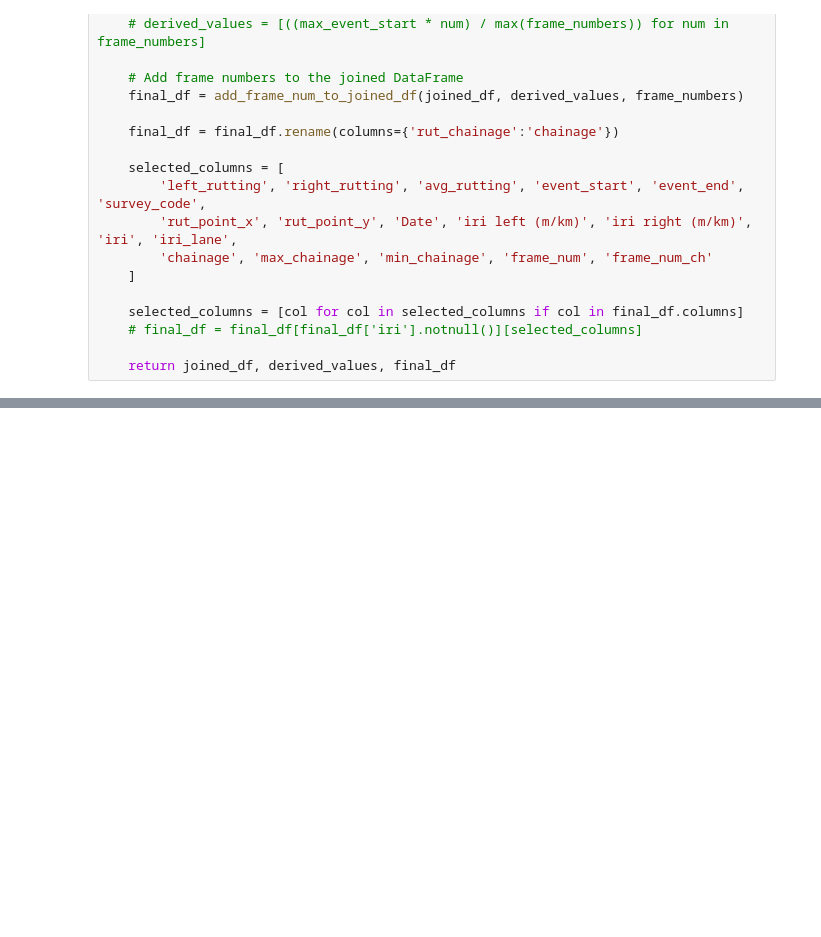
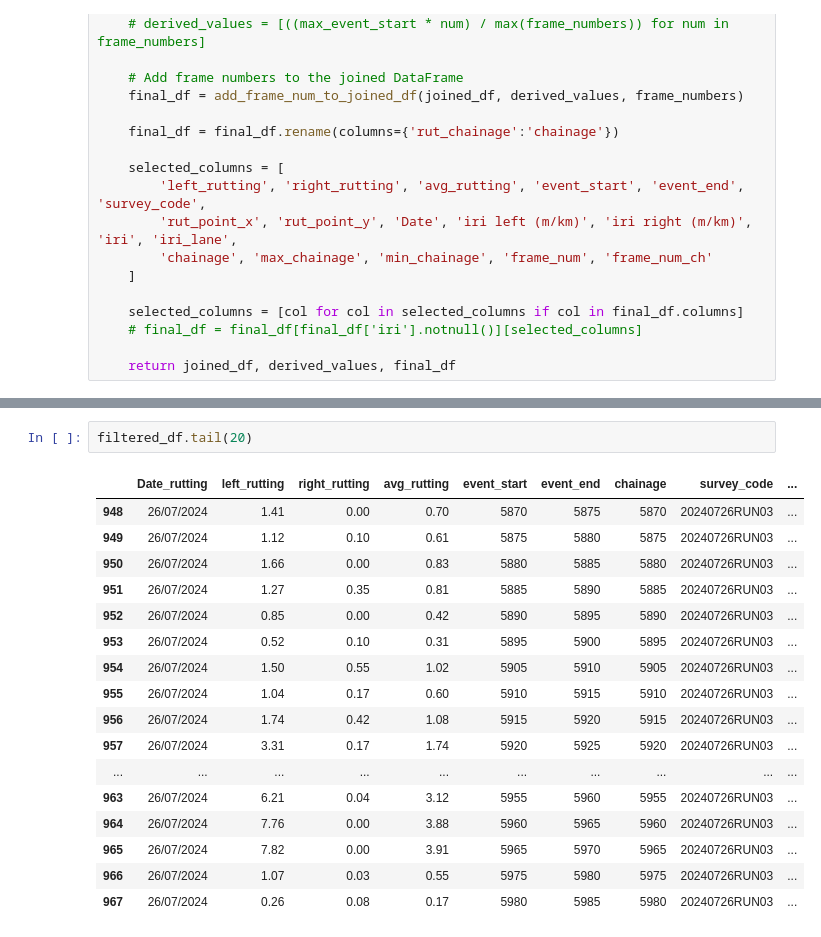
Before and after one commit to ISS-infra/xeno, a Jupyter notebook: xeno_edit_chainage-29-11-67.ipynb, the cells around one changed output, grey strips where cells are left out. Cells and saved outputs as stored; diff of their text form; blank space fills up the shorter version.

```diff
--- a/xeno_edit_chainage-29-11-67.ipynb
+++ b/xeno_edit_chainage-29-11-67.ipynb
@@ -306,0 +325,20 @@ merged_df, filtered_df = main(final_df, output_dir)
+# %%
+filtered_df.tail(20)
+# %% [output]
+|  | Date_rutting | left_rutting | right_rutting | avg_rutting | event_start | event_end | chainage | survey_code | ... |
+| 948 | 26/07/2024 | 1.41 | 0.00 | 0.70 | 5870 | 5875 | 5870 | 20240726RUN03 | ... |
+| 949 | 26/07/2024 | 1.12 | 0.10 | 0.61 | 5875 | 5880 | 5875 | 20240726RUN03 | ... |
+| 950 | 26/07/2024 | 1.66 | 0.00 | 0.83 | 5880 | 5885 | 5880 | 20240726RUN03 | ... |
+| 951 | 26/07/2024 | 1.27 | 0.35 | 0.81 | 5885 | 5890 | 5885 | 20240726RUN03 | ... |
+| 952 | 26/07/2024 | 0.85 | 0.00 | 0.42 | 5890 | 5895 | 5890 | 20240726RUN03 | ... |
+| 953 | 26/07/2024 | 0.52 | 0.10 | 0.31 | 5895 | 5900 | 5895 | 20240726RUN03 | ... |
+| 954 | 26/07/2024 | 1.50 | 0.55 | 1.02 | 5905 | 5910 | 5905 | 20240726RUN03 | ... |
+| 955 | 26/07/2024 | 1.04 | 0.17 | 0.60 | 5910 | 5915 | 5910 | 20240726RUN03 | ... |
+| 956 | 26/07/2024 | 1.74 | 0.42 | 1.08 | 5915 | 5920 | 5915 | 20240726RUN03 | ... |
+| 957 | 26/07/2024 | 3.31 | 0.17 | 1.74 | 5920 | 5925 | 5920 | 20240726RUN03 | ... |
+| ... | ... | ... | ... | ... | ... | ... | ... | ... | ... |
+| 963 | 26/07/2024 | 6.21 | 0.04 | 3.12 | 5955 | 5960 | 5955 | 20240726RUN03 | ... |
+| 964 | 26/07/2024 | 7.76 | 0.00 | 3.88 | 5960 | 5965 | 5960 | 20240726RUN03 | ... |
+| 965 | 26/07/2024 | 7.82 | 0.00 | 3.91 | 5965 | 5970 | 5965 | 20240726RUN03 | ... |
+| 966 | 26/07/2024 | 1.07 | 0.03 | 0.55 | 5975 | 5980 | 5975 | 20240726RUN03 | ... |
+| 967 | 26/07/2024 | 0.26 | 0.08 | 0.17 | 5980 | 5985 | 5980 | 20240726RUN03 | ... |
```
Also changed, not shown: parts of 7 cells of this notebook, 3 other files.
